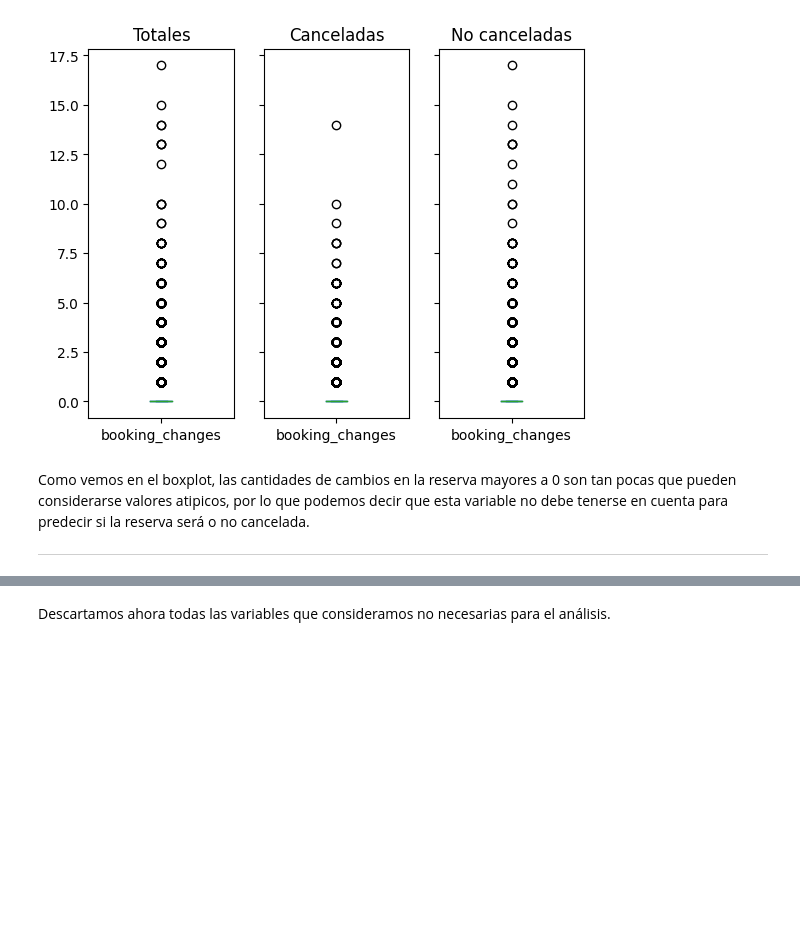
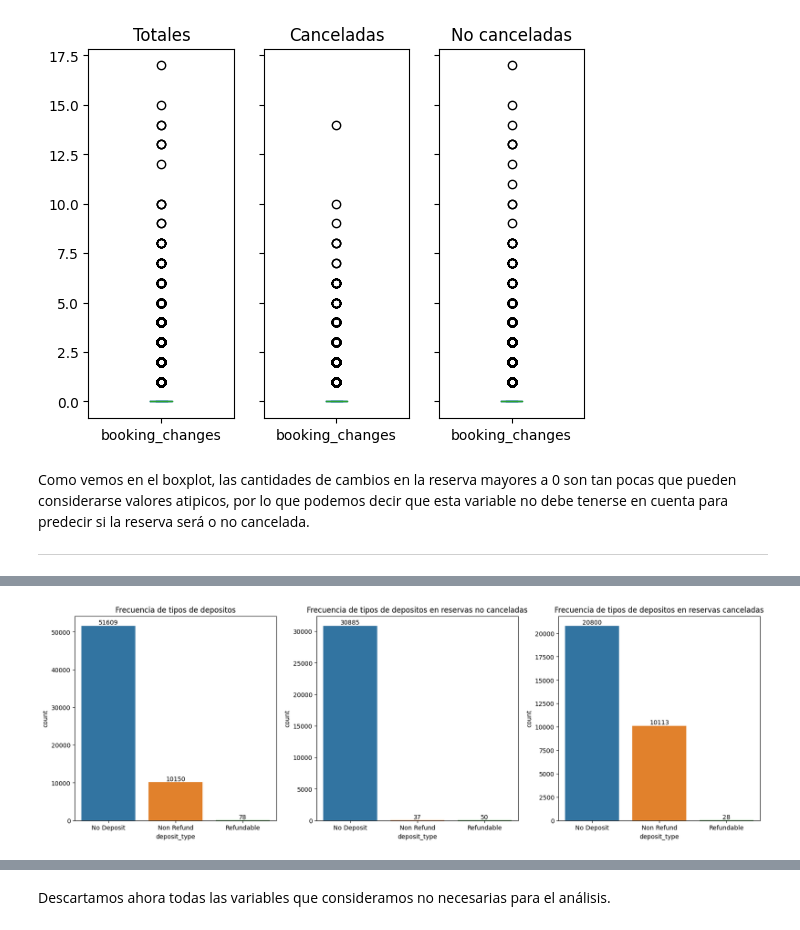
Before and after one commit to LuchoLorenzo1/7506R-1C2023-GRUPO19, a Jupyter notebook: 7506R_TP1_GRUPO19_CH1_ENTREGA.ipynb, the cells around one changed output, grey strips where cells are left out. Cells and saved outputs as stored; diff of their text form; code cells hidden in the pictures; blank space fills up the shorter version.

```diff
--- a/7506R_TP1_GRUPO19_CH1_ENTREGA.ipynb
+++ b/7506R_TP1_GRUPO19_CH1_ENTREGA.ipynb
@@ -536,0 +535,23 @@ Como vemos en el boxplot, las cantidades de cambios en la reserva mayores a 0 so
+# %%
+ig, ax = plt.subplots(1, 3, figsize = (20, 6))
+
+sns00 = sns.countplot(data = df, x = "deposit_type", ax = ax[0])
+for label in sns00.containers:
+    sns00.bar_label(label)
+
+sns01 = sns.countplot(data = df_no_cancelado, x = "deposit_type", ax = ax[1])
+for label in sns01.containers:
+    sns01.bar_label(label)
+
+sns02 = sns.countplot(data = df_cancelado, x = "deposit_type", ax = ax[2])
+for label in sns02.containers:
+    sns02.bar_label(label)
+
+ax[0].set_title('Frecuencia de tipos de depositos')
+ax[1].set_title('Frecuencia de tipos de depositos en reservas no canceladas')
+ax[2].set_title('Frecuencia de tipos de depositos en reservas canceladas')
+
+
+plt.show()
+# %% [output]
+[figure, added]
```
Also changed, not shown: parts of 37 cells of this notebook.
